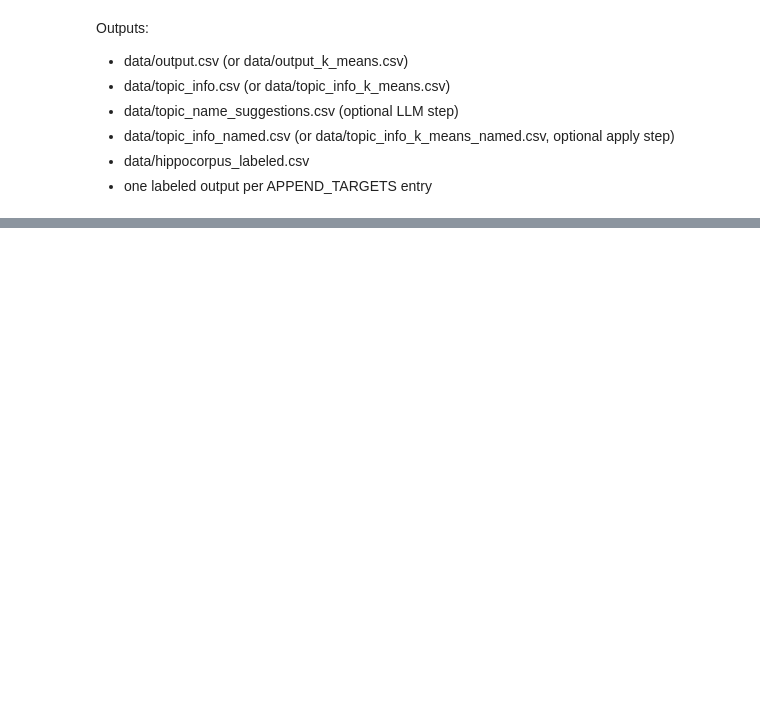
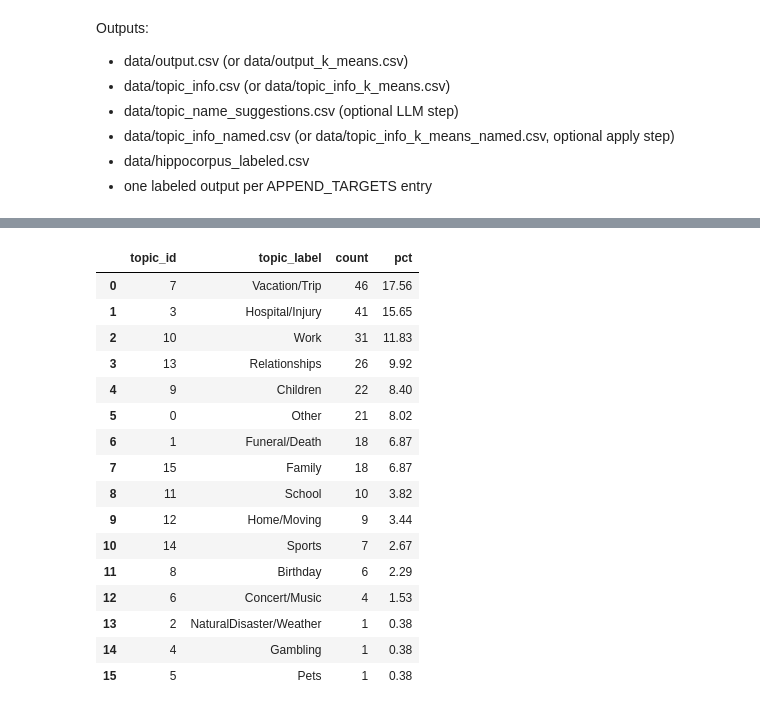
Before and after one commit to Lucca878/BERTopic, a Jupyter notebook: notebooks/topicExploration.ipynb, the cells around one changed output, grey strips where cells are left out. Drawn from its saved outputs; the diff is of its cells as text; code cells hidden in the pictures; blank space fills up the shorter version.

```diff
--- a/notebooks/topicExploration.ipynb
+++ b/notebooks/topicExploration.ipynb
@@ -389,0 +763,65 @@ Outputs:
+# %%
+# Deep dive for one labeled output
+TARGET_OUTPUT = 'hippocorpus_test_truncated_80_100_labeled.csv'  # e.g., 'final_labeled.csv'
+FILTER_TOPIC_LABEL = None  # e.g., 'Hospital/Injury'
+TOP_N_TOPICS = 30
+TOP_N_TEXTS_PER_TOPIC = 5
+TEXT_PREVIEW_WIDTH = 220
+SHOW_FULL_TEXT = True
+FULL_TEXT_ROWS = 80
+
+target_path = DATA_DIR / TARGET_OUTPUT
+if not target_path.exists():
+    raise FileNotFoundError(f'Missing file: {target_path}')
+
+target_df = pd.read_csv(target_path)
+required_cols = {'topic_id', 'topic_label'}
+missing_cols = required_cols.difference(target_df.columns)
+if missing_cols:
+    raise ValueError(f"{TARGET_OUTPUT} is missing columns: {sorted(missing_cols)}")
+
+topic_dist_target = (
+    target_df.groupby(['topic_id', 'topic_label'], dropna=False)
+    .size()
+    .rename('count')
+    .reset_index()
+    .sort_values('count', ascending=False)
+    .reset_index(drop=True)
+)
+topic_dist_target['pct'] = (topic_dist_target['count'] / len(target_df) * 100).round(2) if len(target_df) else 0.0
+
+if FILTER_TOPIC_LABEL is not None:
+    topic_dist_target = topic_dist_target[topic_dist_target['topic_label'] == FILTER_TOPIC_LABEL].reset_index(drop=True)
+
+print(f'Deep dive dataset: {TARGET_OUTPUT} | Rows: {len(target_df):,}')
+display(topic_dist_target.head(TOP_N_TOPICS))
+
+if 'text' in target_df.columns:
+    from textwrap import shorten
+    if FILTER_TOPIC_LABEL is None:
+        top_labels = topic_dist_target['topic_label'].head(TOP_N_TOPICS).tolist()
+        subset = target_df[target_df['topic_label'].isin(top_labels)].copy()
+    else:
+        subset = target_df[target_df['topic_label'] == FILTER_TOPIC_LABEL].copy()
+
+    sample_parts = []
+    for _, grp in subset[['topic_label', 'text']].dropna(subset=['text']).groupby('topic_label'):
+        sample_parts.append(grp.sample(min(TOP_N_TEXTS_PER_TOPIC, len(grp)), random_state=42))
+
+    if sample_parts:
+        sample_texts = pd.concat(sample_parts, ignore_index=True)
+        sample_texts['text_preview'] = sample_texts['text'].astype(str).apply(
+            lambda s: shorten(s.replace('\n', ' '), width=TEXT_PREVIEW_WIDTH, placeholder=' ...')
+        )
+        display(sample_texts[['topic_label', 'text_preview']])
+
+        if SHOW_FULL_TEXT:
+            print('\nFull text samples:')
+            for i, row in enumerate(sample_texts.head(FULL_TEXT_ROWS).itertuples(index=False), start=1):
+                print(f"\n[{i}] topic={row.topic_label}")
+                print(row.text)
+    else:
+        print('No non-empty text rows available for sampling in this filter.')
+else:
+    print(f"{TARGET_OUTPUT} has no 'text' column, so text examples are not available.")
+# %% [output]
@@ -389,0 +829,17 @@ Outputs:
+|  | topic_id | topic_label | count | pct |
+| 0 | 7 | Vacation/Trip | 46 | 17.56 |
+| 1 | 3 | Hospital/Injury | 41 | 15.65 |
+| 2 | 10 | Work | 31 | 11.83 |
+| 3 | 13 | Relationships | 26 | 9.92 |
+| 4 | 9 | Children | 22 | 8.40 |
+| 5 | 0 | Other | 21 | 8.02 |
+| 6 | 1 | Funeral/Death | 18 | 6.87 |
+| 7 | 15 | Family | 18 | 6.87 |
+| 8 | 11 | School | 10 | 3.82 |
+| 9 | 12 | Home/Moving | 9 | 3.44 |
+| 10 | 14 | Sports | 7 | 2.67 |
+| 11 | 8 | Birthday | 6 | 2.29 |
+| 12 | 6 | Concert/Music | 4 | 1.53 |
+| 13 | 2 | NaturalDisaster/Weather | 1 | 0.38 |
+| 14 | 4 | Gambling | 1 | 0.38 |
+| 15 | 5 | Pets | 1 | 0.38 |
```
Also changed, not shown: parts of 10 cells of this notebook.
